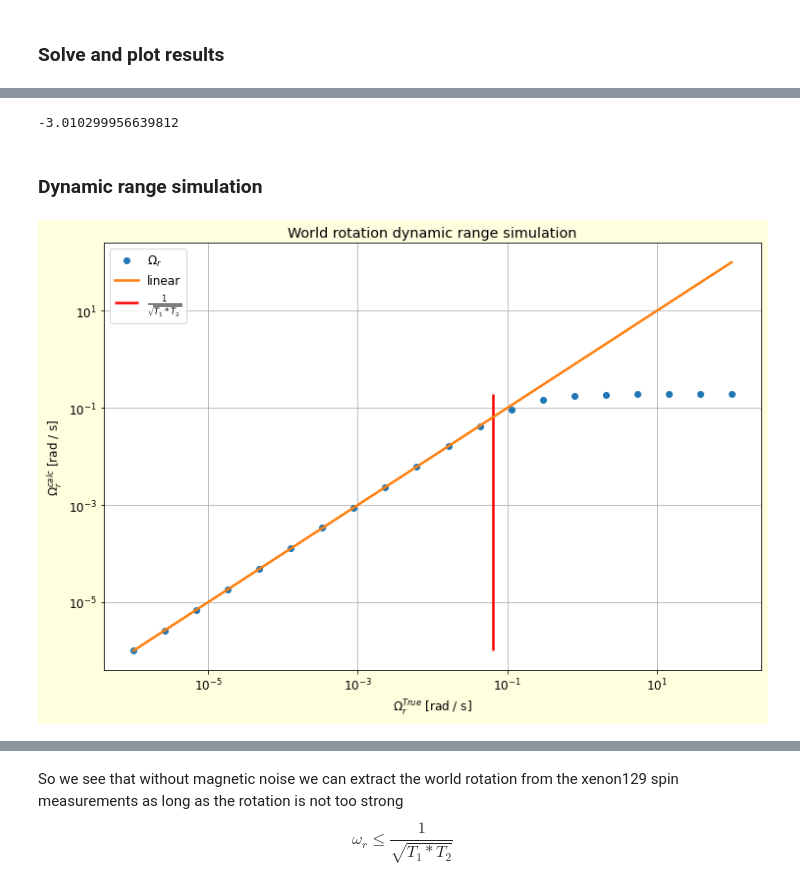
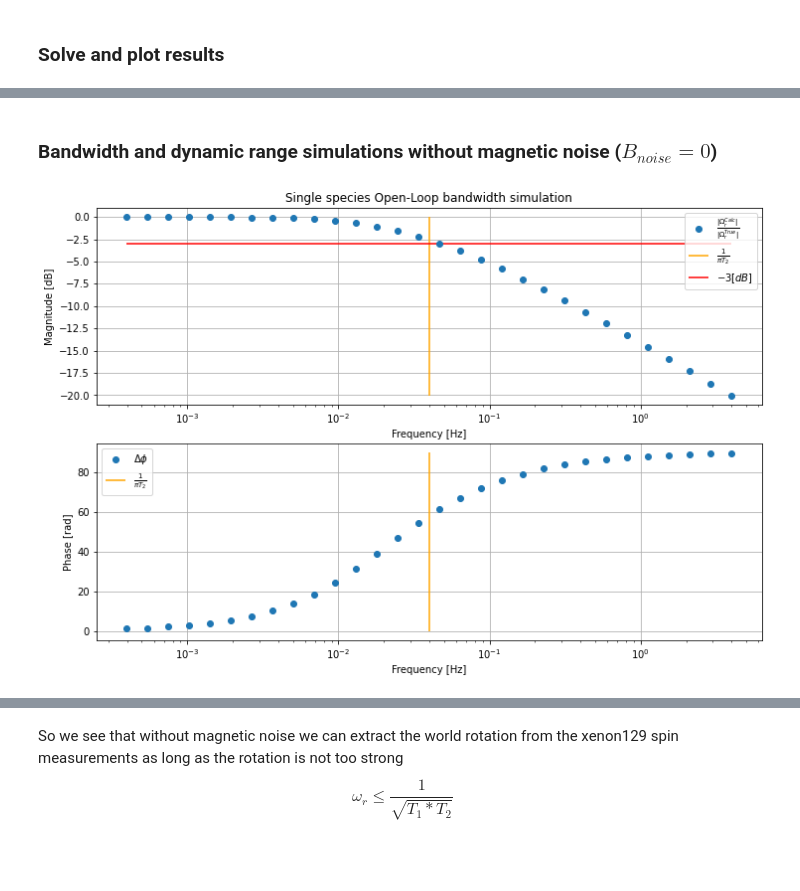
Before and after one commit to RoyElkabetz/NMR-gyroscope, a Jupyter notebook: src/single_specie_bandwidth_and_dynamic_range_sim.ipynb, the cells around one changed output, grey strips where cells are left out. Drawn from its saved outputs; the diff is of its cells as text; code cells hidden in the pictures; blank space fills up the shorter version.

```diff
--- a/src/single_specie_bandwidth_and_dynamic_range_sim.ipynb
+++ b/src/single_specie_bandwidth_and_dynamic_range_sim.ipynb
@@ -327,6 +132,0 @@ print(10 * np.log10(apmlitude_ratio))
-# %%
-10 * np.log10(0.5)
-# %% [output]
--3.010299956639812
-# %% [markdown]
-### Dynamic range simulation
@@ -380,17 +133,16 @@ for j in range(len(wr_amplitude)):
-# %%
-# ploting the dynamic range
-fig = plt.figure(figsize=(12, 8))
-ax = plt.subplot()
-ax.set_title('World rotation dynamic range simulation')
-ax.loglog(wr_amplitude, wr_measurements, 'o', label='$\Omega_r$')
-ax.loglog(wr_amplitude, wr_amplitude, label='linear')
-ax.set_ylabel('$\Omega_r^{calc}$ [rad / s]')
-ax.set_xlabel('$\Omega_r^{True}$ [rad / s]')
-ax.vlines(1 / np.sqrt(t1 * t2), ymin=np.min(wr_measurements), ymax=np.max(wr_measurements),
-          color='red', label=r'$\frac{1}{\sqrt{T_1 * T_2}}$')
-ax.grid(True)
-ax.legend()
-plt.tight_layout
-plt.show()
-# %% [output]
-[figure, removed]
+# %% [markdown]
+### Bandwidth and dynamic range simulations without magnetic noise ($B_{noise} = 0$)
+# %%
+#@title Bandwidth simulation
+t1 = 30 #@param {type:"slider", min:1, max:100, step:1}
+t2 = 8 #@param {type:"slider", min:1, max:100, step:1}
+Xenon_isotop = "129" #@param ["129", "131"]
+
+if Xenon_isotop == '129':
+    gyro = phy.G129
+if Xenon_isotop == '131':
+    gyro = phy.G131
+
+meas.single_species_Open_Loop_bandwidth_simualtion(gyro, t1, t2)
+# %% [output]
+[figure, added]
```
Also changed, not shown: parts of 17 cells of this notebook.
